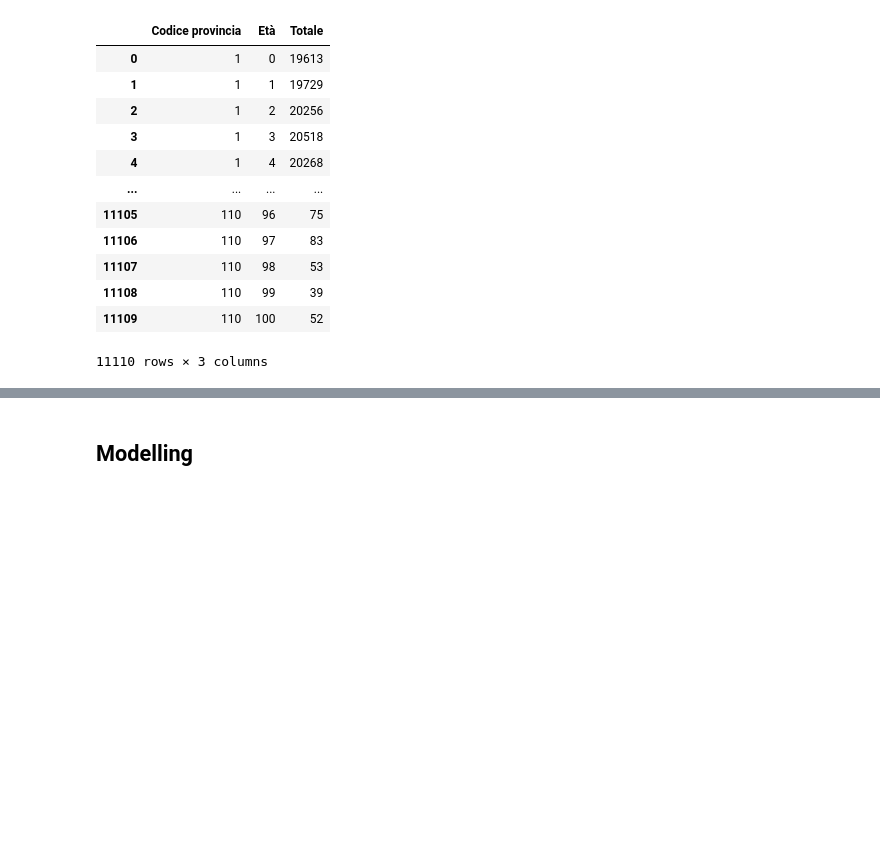
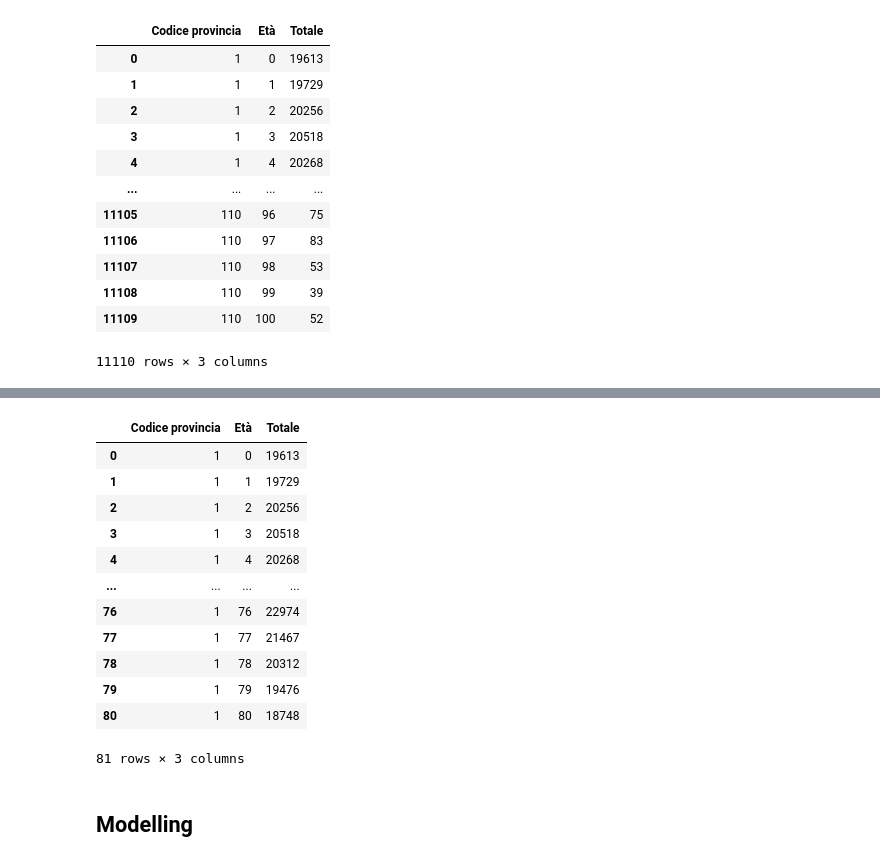
Before and after one commit to pitmonticone/EpiSimulator, a Jupyter notebook: Notebooks/Modelling/Python/Main.ipynb, the cells around one changed output, grey strips where cells are left out. Drawn from its saved outputs; the diff is of its cells as text; code cells hidden in the pictures; blank space fills up the shorter version.

```diff
--- a/Notebooks/Modelling/Python/Main.ipynb
+++ b/Notebooks/Modelling/Python/Main.ipynb
@@ -183,0 +193,19 @@ provincial_demographics
+# %%
+i = 1
+province = provincial_demographics_under80[provincial_demographics_under80['Codice provincia'] == i]
+# %%
+province
+# %% [output]
+|  | Codice provincia | Età | Totale |
+| 0 | 1 | 0 | 19613 |
+| 1 | 1 | 1 | 19729 |
+| 2 | 1 | 2 | 20256 |
+| 3 | 1 | 3 | 20518 |
+| 4 | 1 | 4 | 20268 |
+| ... | ... | ... | ... |
+| 76 | 1 | 76 | 22974 |
+| 77 | 1 | 77 | 21467 |
+| 78 | 1 | 78 | 20312 |
+| 79 | 1 | 79 | 19476 |
+| 80 | 1 | 80 | 18748 |
+81 rows × 3 columns
```
Also changed, not shown: parts of 14 cells of this notebook, 4 other files.
